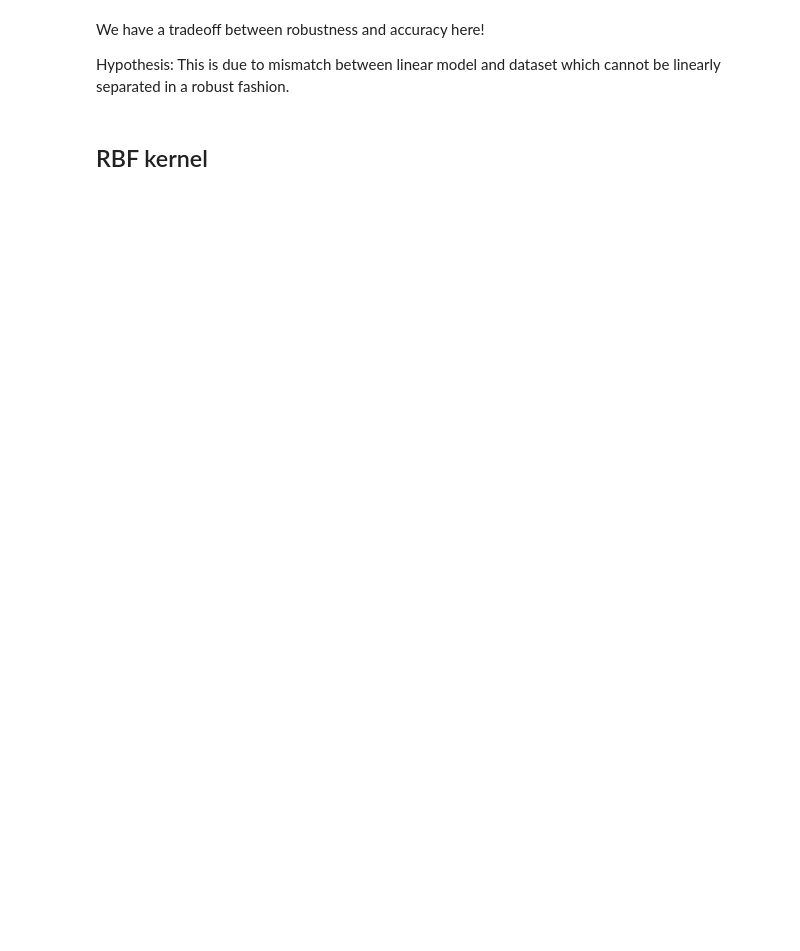
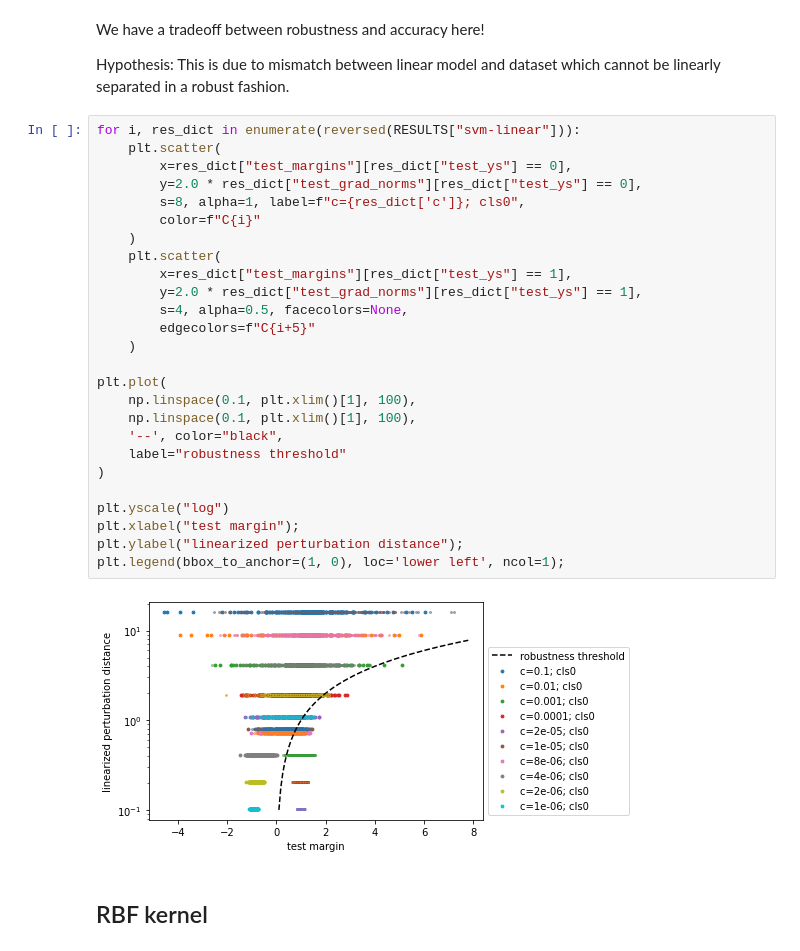
Before and after one commit to GilgameshxZero/adversarial-ntks, a Jupyter notebook: notebooks/svm/svm-tradeoff.ipynb, the cells around one changed output. Cells and saved outputs as stored; diff of their text form; blank space fills up the shorter version.

Commit message:
Update pgd code; Add margin analysis

```diff
--- a/notebooks/svm/svm-tradeoff.ipynb
+++ b/notebooks/svm/svm-tradeoff.ipynb
@@ -224,6 +252,34 @@ We have a tradeoff between robustness and accuracy here!
 
 Hypothesis: This is due to mismatch between linear model and dataset
 which cannot be linearly separated in a robust fashion.
+# %%
+for i, res_dict in enumerate(reversed(RESULTS["svm-linear"])):
+    plt.scatter(
+        x=res_dict["test_margins"][res_dict["test_ys"] == 0],
+        y=2.0 * res_dict["test_grad_norms"][res_dict["test_ys"] == 0],
+        s=8, alpha=1, label=f"c={res_dict['c']}; cls0",
+        color=f"C{i}"
+    )
+    plt.scatter(
+        x=res_dict["test_margins"][res_dict["test_ys"] == 1],
+        y=2.0 * res_dict["test_grad_norms"][res_dict["test_ys"] == 1],
+        s=4, alpha=0.5, facecolors=None,
+        edgecolors=f"C{i+5}"
+    )
+
+plt.plot(
+    np.linspace(0.1, plt.xlim()[1], 100),
+    np.linspace(0.1, plt.xlim()[1], 100),
+    '--', color="black",
+    label="robustness threshold"
+)
+
+plt.yscale("log")
+plt.xlabel("test margin");
+plt.ylabel("linearized perturbation distance");
+plt.legend(bbox_to_anchor=(1, 0), loc='lower left', ncol=1);
+# %% [output]
+[figure, added]
 # %% [markdown]
 ## RBF kernel
 # %%
```
Also changed, not shown: parts of 9 cells of this notebook, 2 other files.
